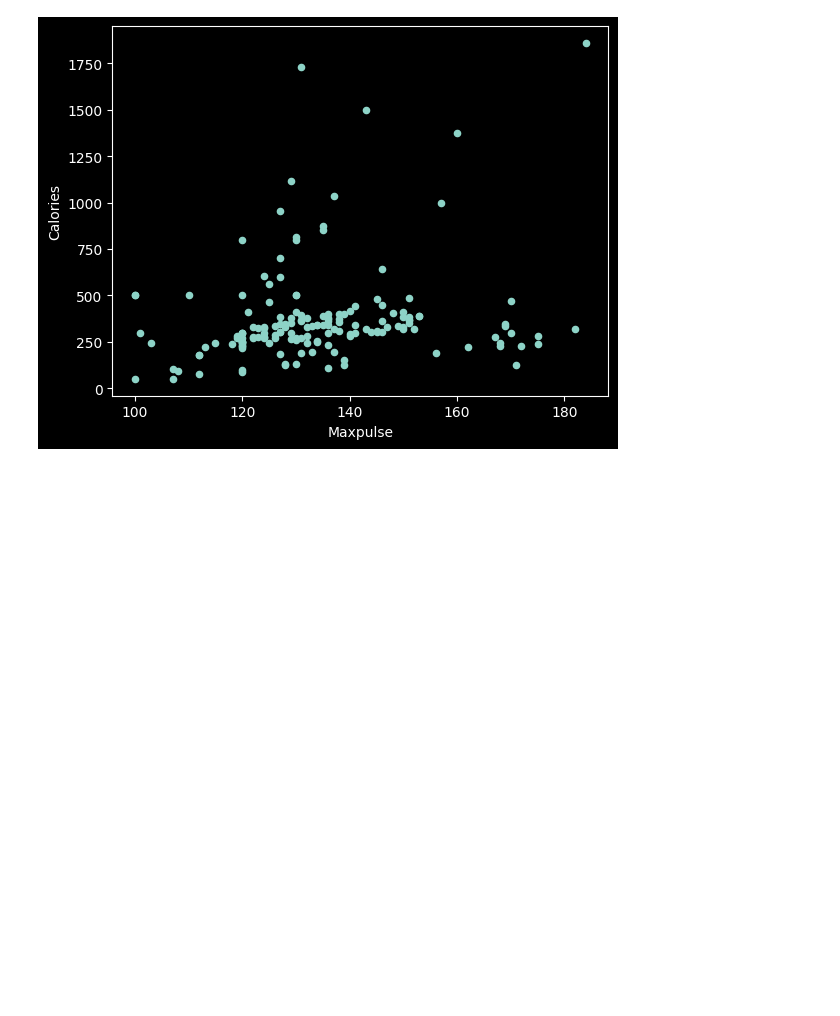
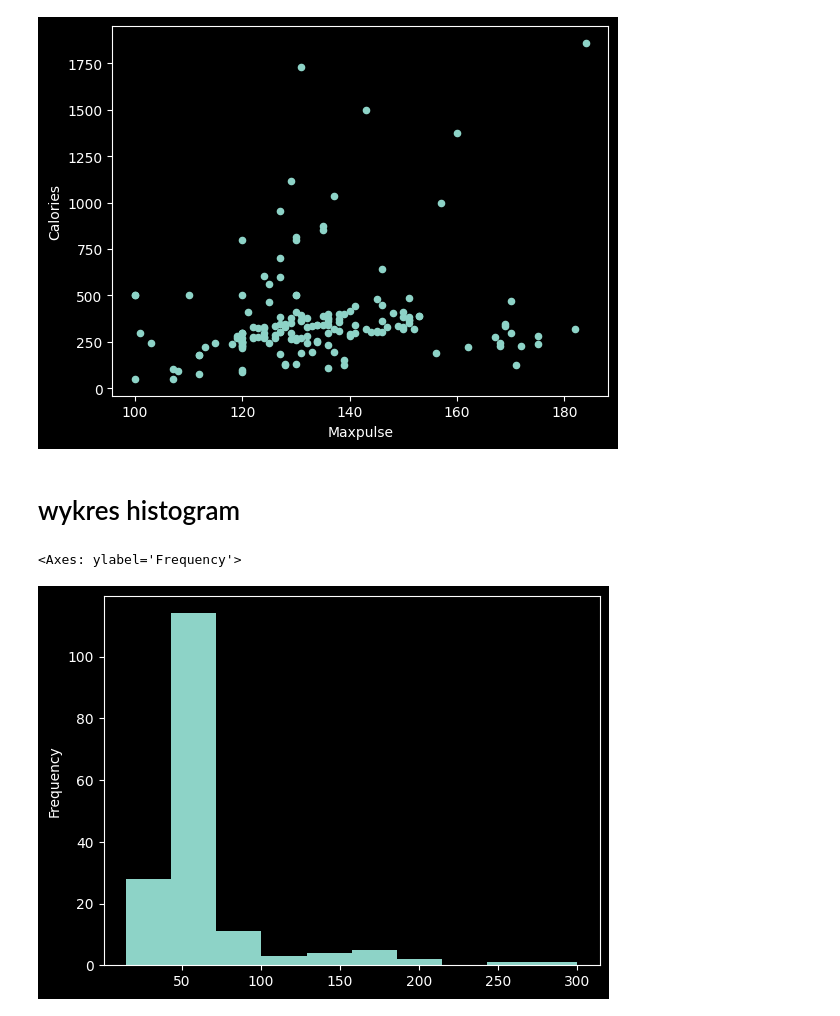
Before and after one commit to rajkonkret/BootCamp-11-10-2025-DATA, a Jupyter notebook: day25_7_03_2026/pandas_wykresy.ipynb, the cells around one changed output. Saved outputs shown, nothing was run; the diff lists cells and outputs as text; code cells hidden in the pictures; blank space fills up the shorter version.

Commit message:
[25 34] update pandas_wykresy.ipynb

```diff
--- a/day25_7_03_2026/pandas_wykresy.ipynb
+++ b/day25_7_03_2026/pandas_wykresy.ipynb
@@ -36,3 +36,10 @@ df.plot(kind="scatter", x="Maxpulse", y="Calories")
 plt.show()
 # %% [output]
 [figure]
+# %% [markdown]
+# wykres histogram
+# %%
+df['Duration'].plot(kind='hist')
+# %% [output]
+<Axes: ylabel='Frequency'>
+[figure, added]
```
Also changed, not shown: parts of 6 cells of this notebook.
